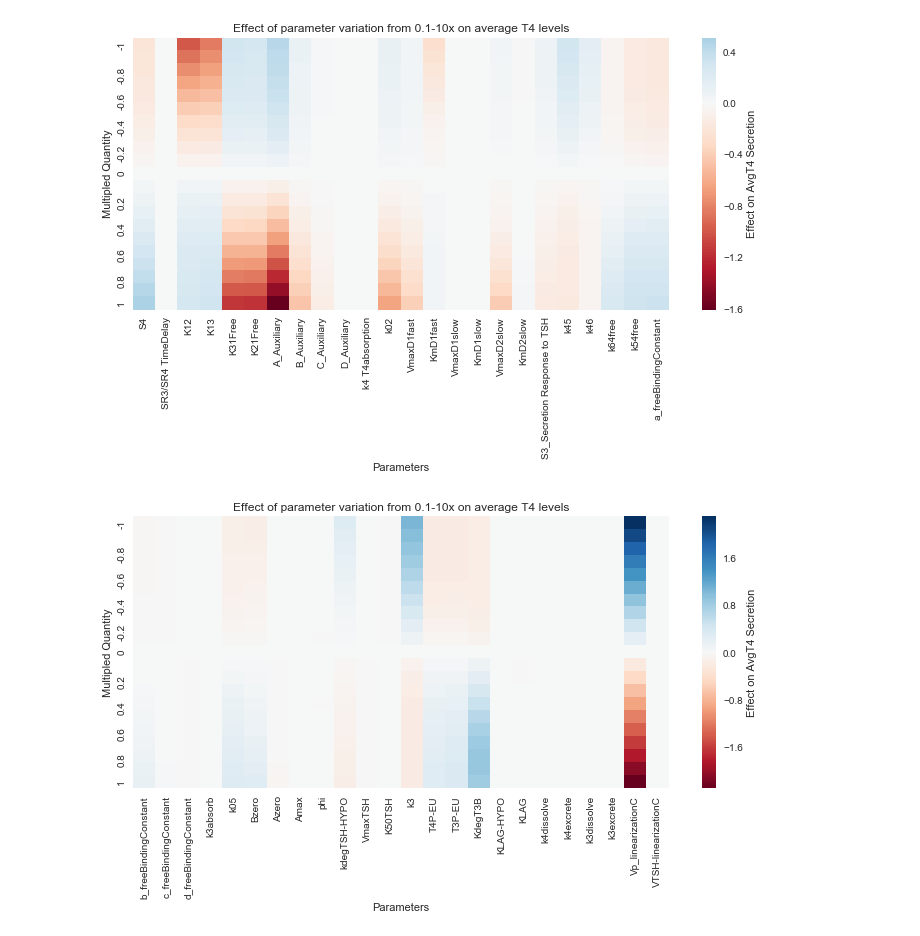
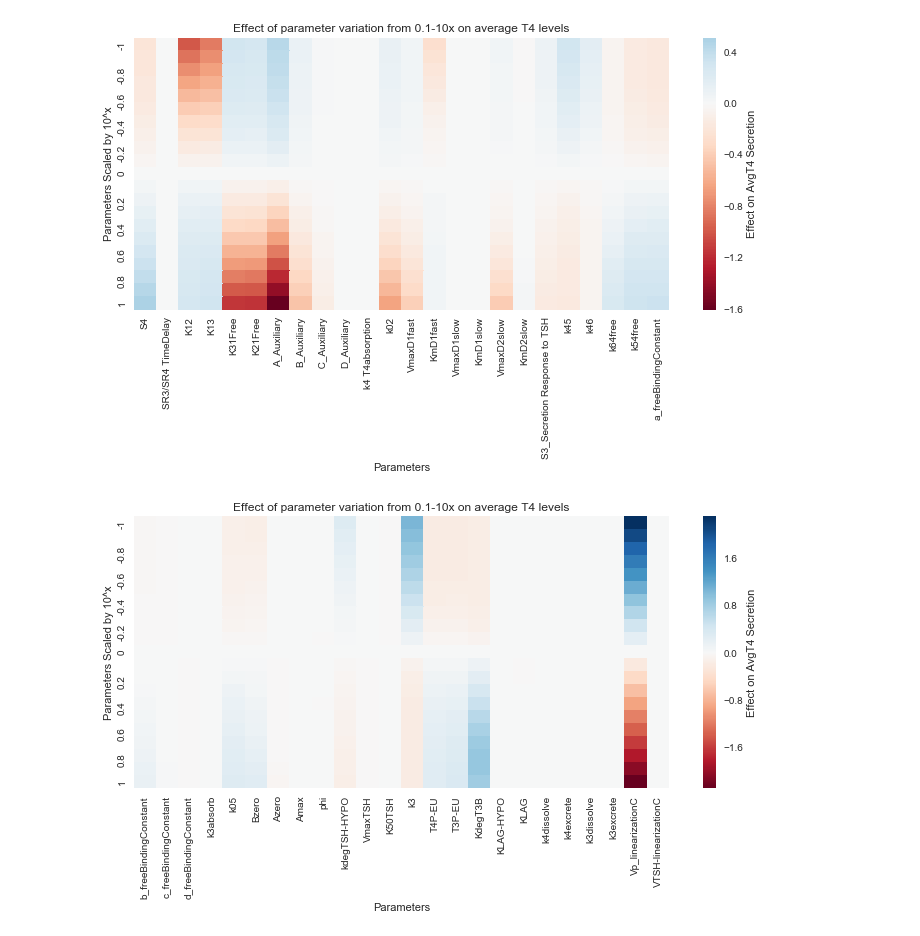
Before and after one commit to jeanniehuang7/Thyrosim-parameter-sensitivity, a Jupyter notebook: thyrosimwHeatmaps-1.ipynb, the cells around one changed output. Cells and saved outputs as stored; diff of their text form; code cells hidden in the pictures.

```diff
--- a/thyrosimwHeatmaps-1.ipynb
+++ b/thyrosimwHeatmaps-1.ipynb
@@ -44,28 +44,28 @@ plt.close()
 # %%
 #T4
 vp = sns.heatmap(data=df4[:,0 :24], center=0,cmap="RdBu",cbar_kws={'label':'Effect on AvgT4 Secretion'})
 
 vp.set_xticklabels(param_list[0:24])
 plt.title('Effect of parameter variation from 0.1-10x on average T4 levels')
 fig=plt.gcf()
 fig.set_size_inches(12,5)
-plt.ylabel("Multipled Quantity")
+plt.ylabel("Parameters Scaled by 10^x")
 plt.xlabel("Parameters")
 vp.set_yticklabels(step_axis)
-
+fig.savefig('T41-24.png')
 plt.show()
 
 vp1=sns.heatmap(data=df4[:,24 :49],center=0, cmap="RdBu",cbar_kws={'label':'Effect on AvgT4 Secretion'})
 vp1.set_xticklabels(param_list[24:48])
 fig1=plt.gcf()
 fig1.set_size_inches(12,5)
 plt.title('Effect of parameter variation from 0.1-10x on average T4 levels')
 plt.xlabel("Parameters")
-plt.ylabel("Multipled Quantity")
+plt.ylabel("Parameters Scaled by 10^x")
 vp1.set_yticklabels(step_axis)
-
+fig1.savefig('T424-48.png')
 plt.show()
 plt.close()
 # %% [output]
-[figure, old version]
+[figure, new version]
-[figure, old version]
+[figure, new version]
```
Also changed, not shown: parts of 4 cells of this notebook.
